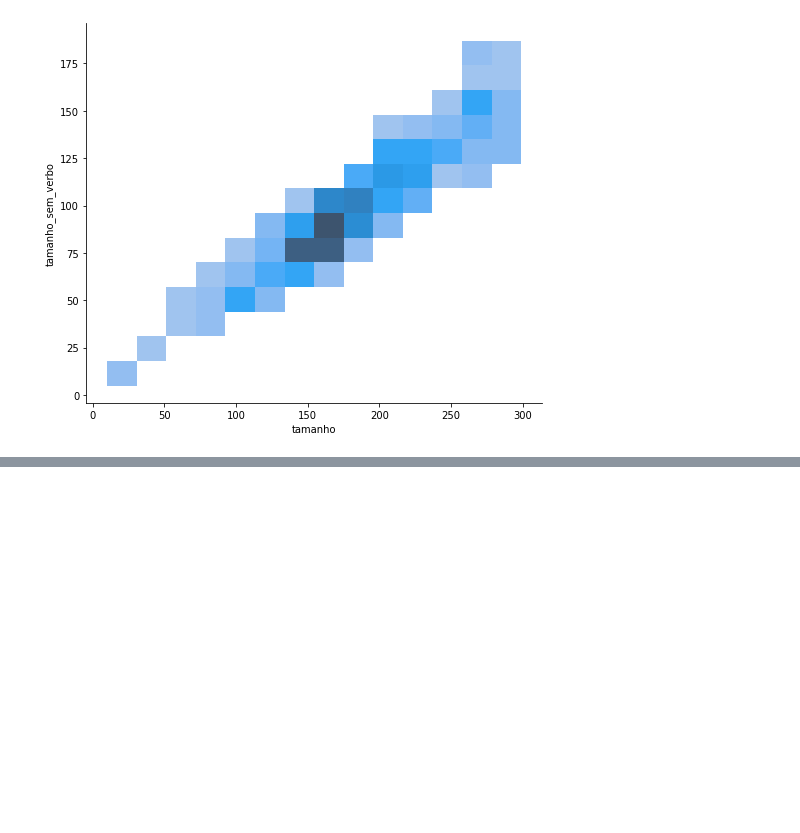
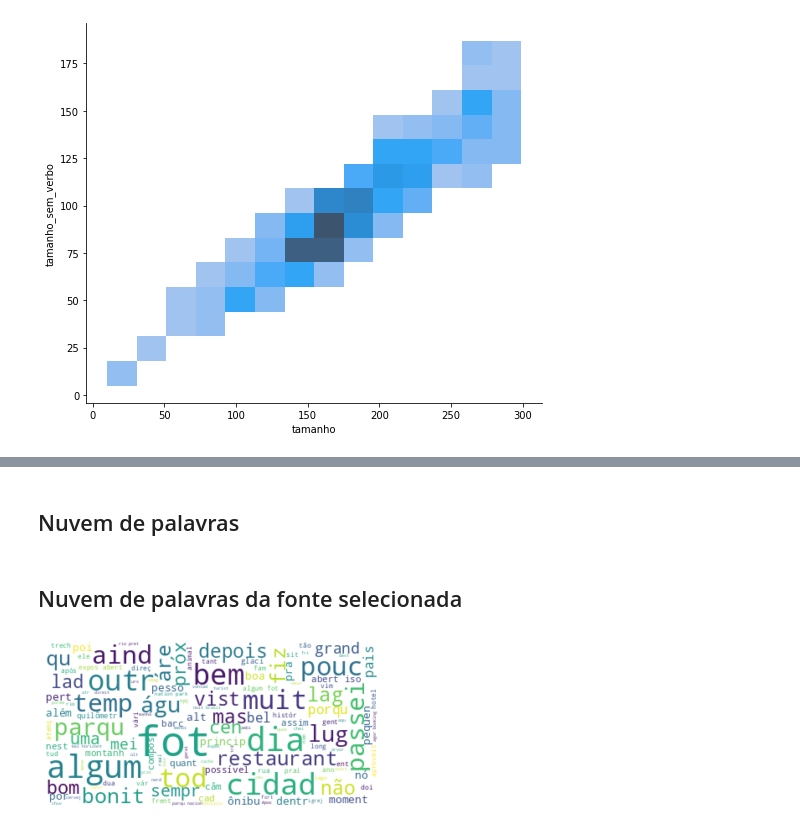
Before and after one commit to heldergr/tcc-pucmg-2, a Jupyter notebook: src/python/notebooks/analise-palavras-fontes-dados.ipynb, the cells around one changed output, grey strips where cells are left out. Cells and saved outputs as stored; diff of their text form; code cells hidden in the pictures; blank space fills up the shorter version.

```diff
--- a/src/python/notebooks/analise-palavras-fontes-dados.ipynb
+++ b/src/python/notebooks/analise-palavras-fontes-dados.ipynb
@@ -111,0 +204,2 @@ sns.displot(limitado, x='tamanho_sem_verbo', kind='hist', aspect=1.2)
+# %% [markdown]
+## Nuvem de palavras
@@ -111,0 +208,19 @@ sns.displot(limitado, x='tamanho_sem_verbo', kind='hist', aspect=1.2)
+# %%
+def obter_texto_unico(informacoes_fonte_de_dados, coluna_documento):
+    corpus = list(informacoes_fonte_de_dados[coluna_documento].values)
+    corpus = [" ".join(documento) for documento in corpus]
+    textao = " ".join(corpus)
+    return textao
+# %%
+def gerar_nuvem_palavras(texto):
+    wordcloud = WordCloud(background_color='white').generate(texto)
+    plt.imshow(wordcloud, interpolation='bilinear')
+    plt.axis("off")
+    plt.show()
+# %% [markdown]
+## Nuvem de palavras da fonte selecionada
+# %%
+texto_unico_nao_verbo = obter_texto_unico(informacoes_fonte_de_dados, 'documento_nao_verbo')
+gerar_nuvem_palavras(texto_unico_nao_verbo)
+# %% [output]
+[figure, added]
```
Also changed, not shown: parts of 26 cells of this notebook, 1 other file.
